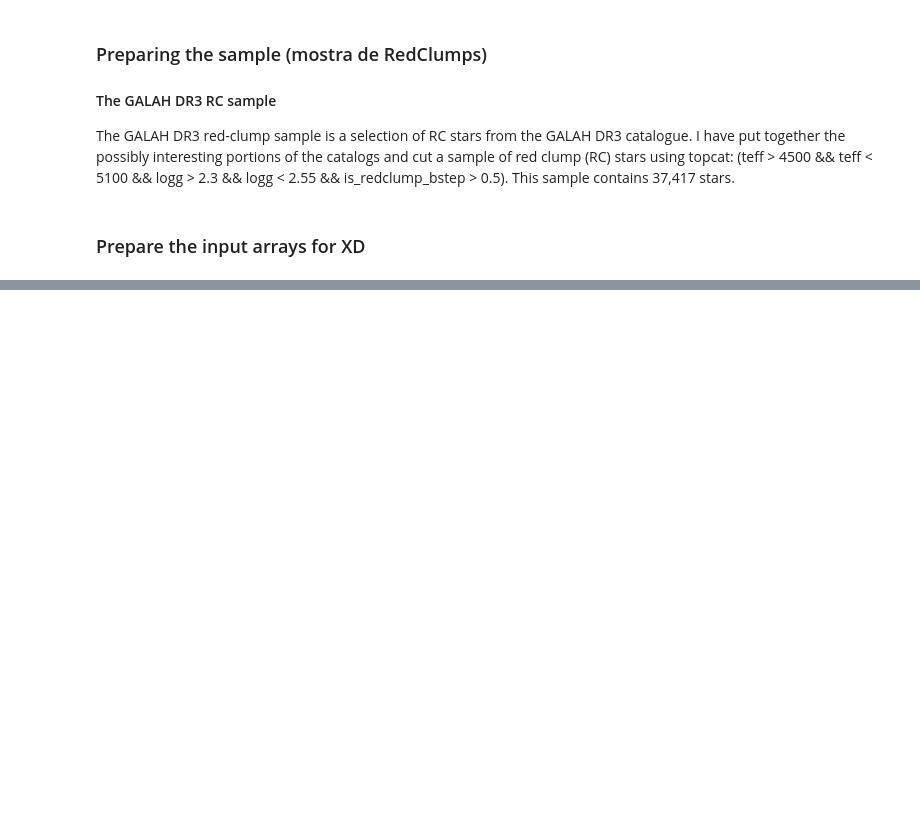
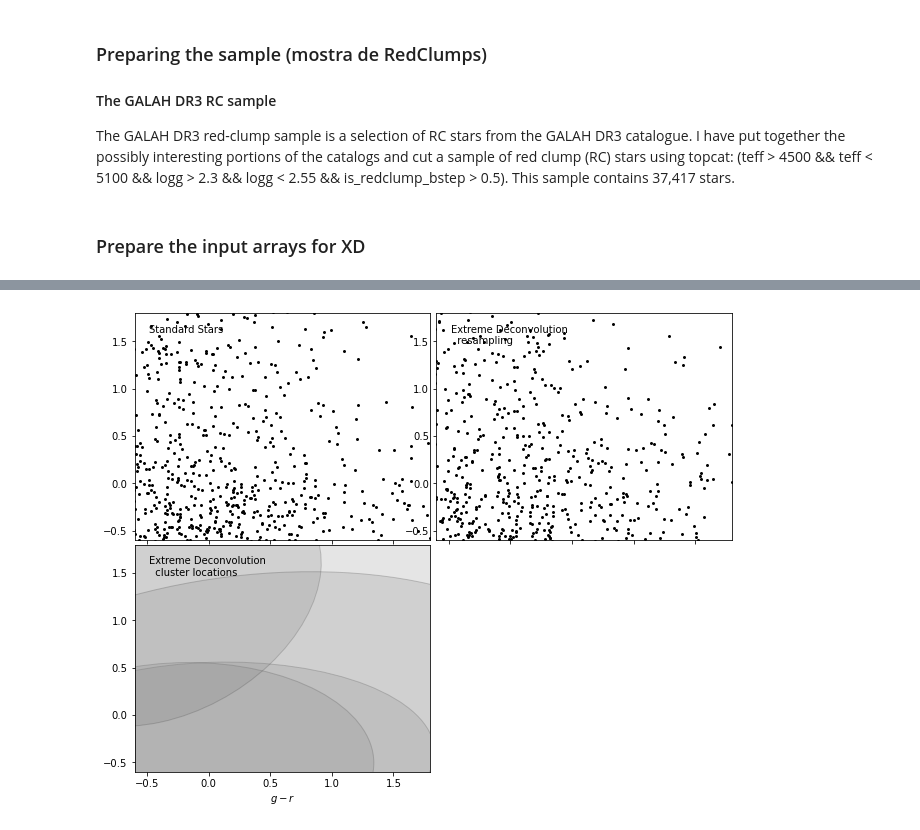
Before and after one commit to aleixcb/tfg_galah, a Jupyter notebook: py/XD aplicat a RC.ipynb, the cells around one changed output, grey strips where cells are left out. Saved outputs shown, nothing was run; the diff lists cells and outputs as text; code cells hidden in the pictures; blank space fills up the shorter version.

```diff
--- a/py/XD aplicat a RC.ipynb
+++ b/py/XD aplicat a RC.ipynb
@@ -85,13 +56,0 @@ NameError: name 'x_true' is not defined
-# %%
-import numpy as np
-from astroML. density_estimation import XDGMM
-X = np.random.normal(size=(1000, 1)) # 1000 pts in
-# 1 dim
-Xerr = np.random.random ((1000, 1, 1)) # 1000 1x1
-# covariance matrices
-xdgmm = XDGMM( n_components=2)
-xdgmm.fit(X, Xerr) # fit the model
-logp=xdgmm. logprob_a(X, Xerr) # evaluate probability
-X_new = xdgmm.sample(1000) # sample new points from distribution+
-print(X)
-print(Xerr)
@@ -115,0 +92,44 @@ print(Xerr)
+# %%
+# Fit and sample from the underlying distribution
+np.random.seed(42)
+X_sample = clf.sample(X.shape[0])
+# %%
+# plot the results
+fig = plt.figure(figsize=(10, 7.5))
+fig.subplots_adjust(left=0.12, right=0.95,
+                    bottom=0.1, top=0.95,
+                    wspace=0.02, hspace=0.02)
+
+# only plot 1/10 of the stars for clarity
+#noisy
+ax1 = fig.add_subplot(221)
+ax1.scatter(X[::10, 2], X[::10, 3], s=9, lw=0, c='k')
+#XDeconvulotioned
+ax2 = fig.add_subplot(222)
+ax2.scatter(X_sample[::10, 2], X_sample[::10, 3], s=9, lw=0, c='k')
+#elipses
+ax3 = fig.add_subplot(223)
+for i in range(clf.n_components):
+    draw_ellipse(clf.mu[i, 2:4], clf.V[i, 2:4, 2:4], scales=[2],
+                 ec='k', fc='gray', alpha=0.2, ax=ax3)
+
+titles = ["Standard Stars","Extreme Deconvolution\n  resampling",
+          "Extreme Deconvolution\n  cluster locations"]
+ax = [ax1, ax2, ax3]
+
+for i in range(3):
+    ax[i].set_xlim(-0.6, 1.8)
+    ax[i].set_ylim(-0.6, 1.8)
+
+    ax[i].xaxis.set_major_locator(plt.MultipleLocator(0.5))
+    ax[i].yaxis.set_major_locator(plt.MultipleLocator(0.5))
+
+    ax[i].text(0.05, 0.95, titles[i],
+               ha='left', va='top', transform=ax[i].transAxes)
+
+    if i in (0, 1):
+        ax[i].xaxis.set_major_formatter(plt.NullFormatter())
+    else:
+        ax[i].set_xlabel('$g-r$')
+# %% [output]
+[figure, added]
```
Also changed, not shown: parts of 6 cells of this notebook, 4 other files.
